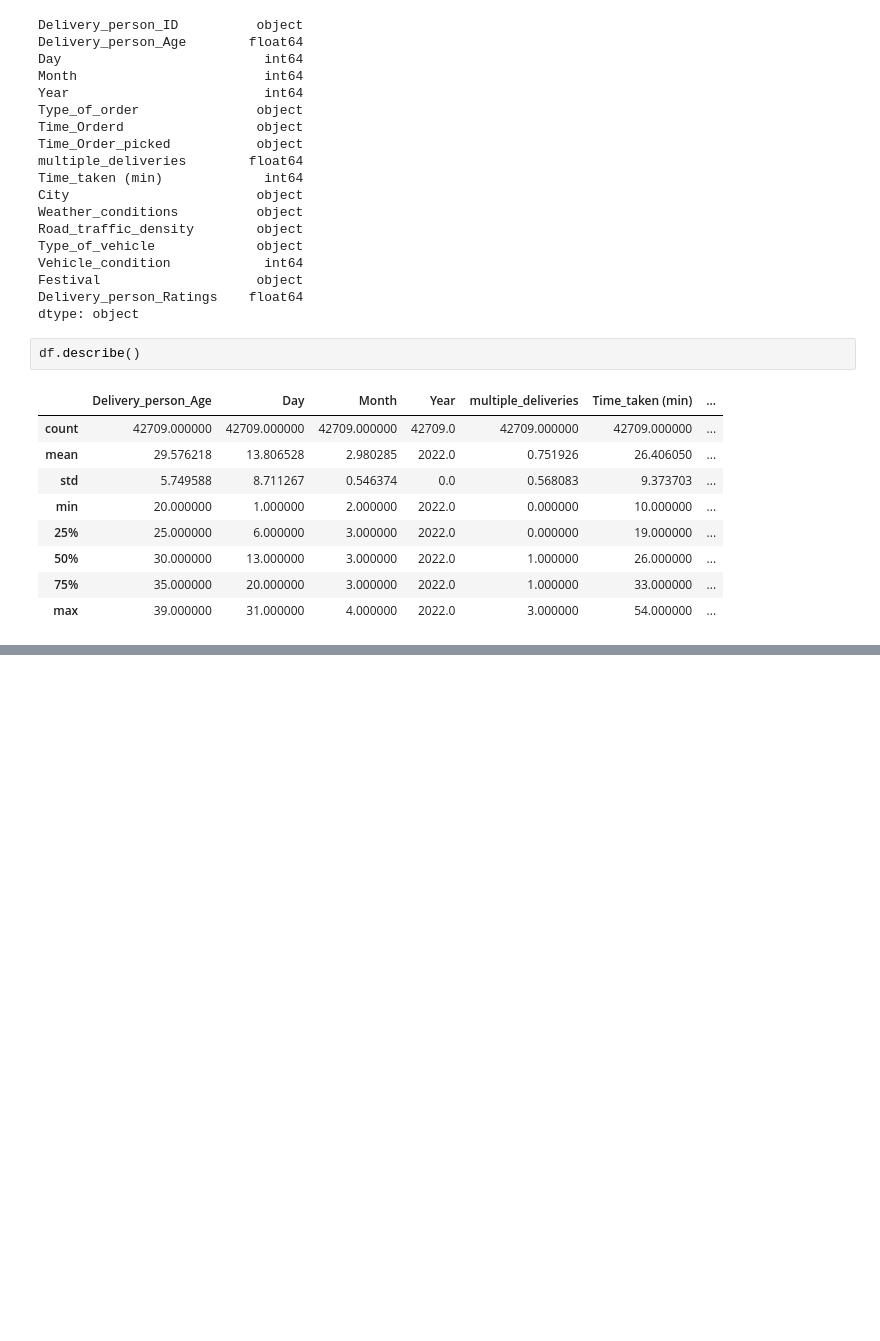
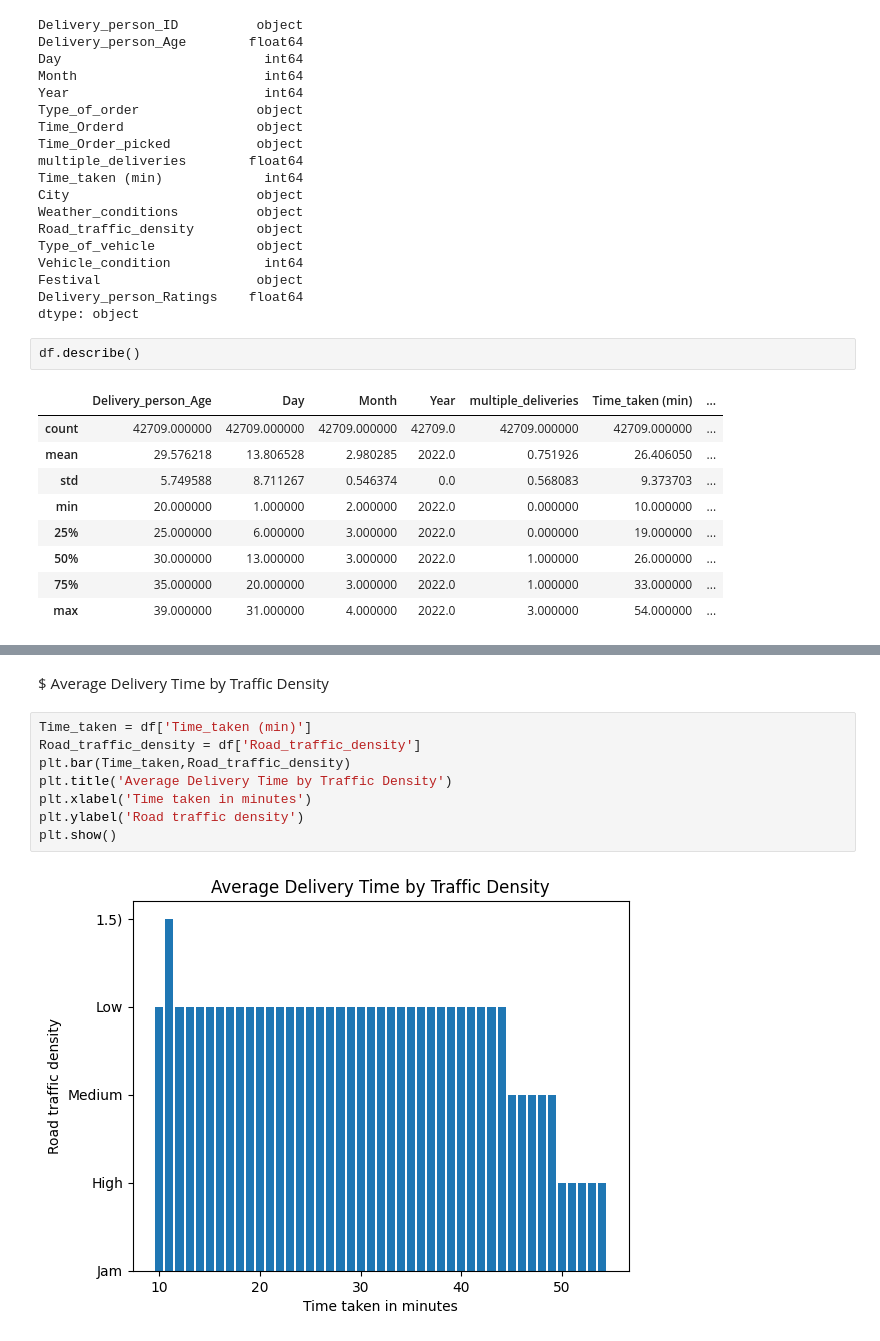
Before and after one commit to RanjitChavan7399/DEVL-MiniProject, a Jupyter notebook: miniproject.ipynb, the cells around one changed output, grey strips where cells are left out. Cells and saved outputs as stored; diff of their text form; blank space fills up the shorter version.

Commit message:
matplotlib graphs are added

```diff
--- a/miniproject.ipynb
+++ b/miniproject.ipynb
@@ -643,0 +654,12 @@ df.describe()
+# %% [markdown]
+$ Average Delivery Time by Traffic Density
+# %%
+Time_taken = df['Time_taken (min)']
+Road_traffic_density = df['Road_traffic_density']
+plt.bar(Time_taken,Road_traffic_density)
+plt.title('Average Delivery Time by Traffic Density')
+plt.xlabel('Time taken in minutes')
+plt.ylabel('Road traffic density')
+plt.show()
+# %% [output]
+[figure, added]
```
Also changed, not shown: parts of 8 cells of this notebook.
